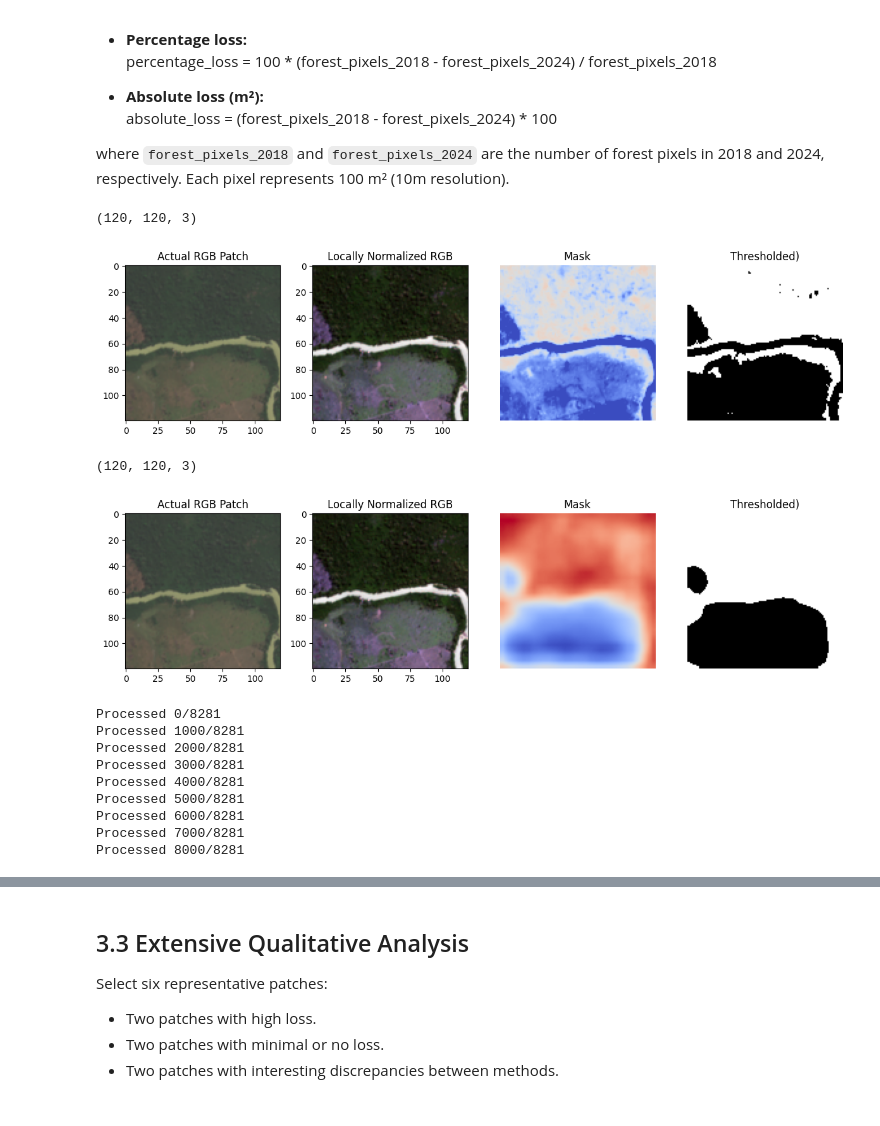
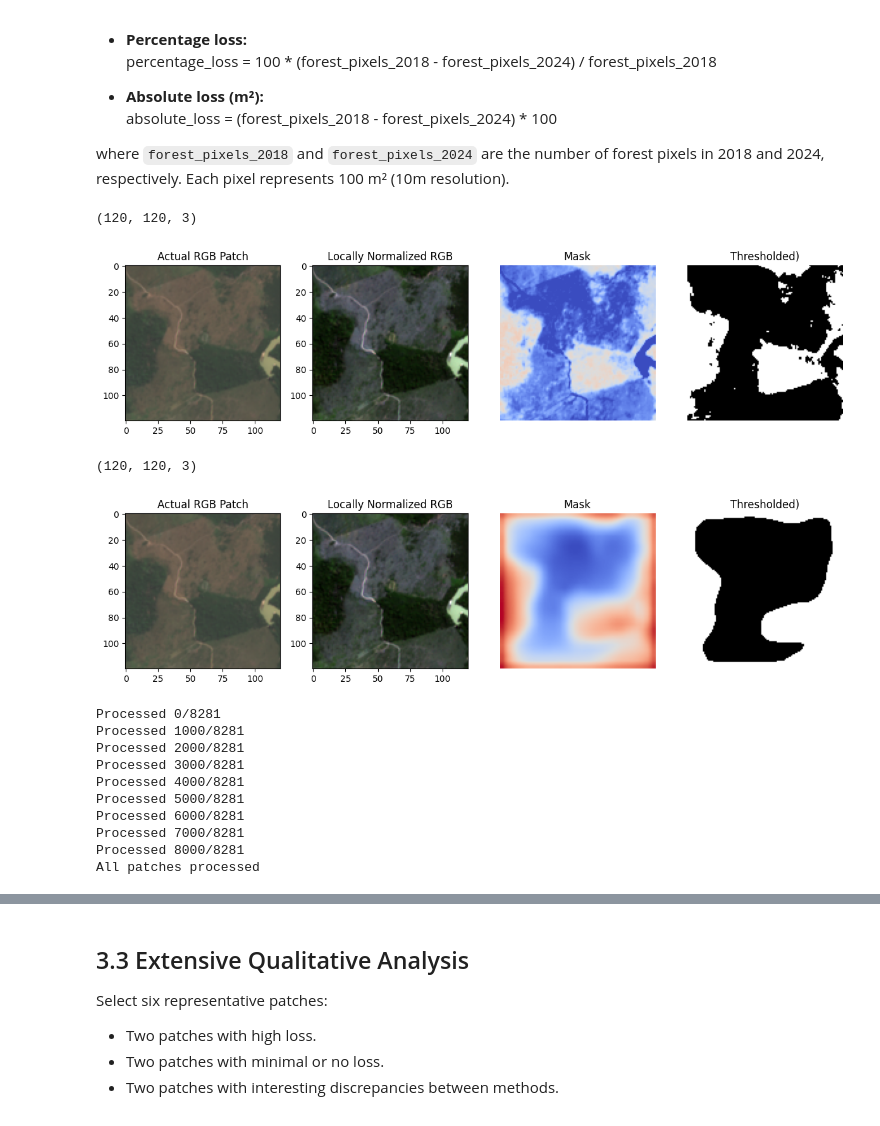
Before and after one commit to aalolexx/copersnicus-deforestation-ml-analysis, a Jupyter notebook: src/ipl4eo_miniproject_2025/Task_3.ipynb, the cells around one changed output, grey strips where cells are left out. Saved outputs shown, nothing was run; the diff lists cells and outputs as text; code cells hidden in the pictures.

```diff
--- a/src/ipl4eo_miniproject_2025/Task_3.ipynb
+++ b/src/ipl4eo_miniproject_2025/Task_3.ipynb
@@ -91,7 +91,7 @@ def upsample_patch(patch, scale_factor=2):
     return zoom(patch, zoom=(scale_factor, scale_factor, 1), order=1)
 
 
-def get_combined_bands(tile_reader, bands, normalize=True):
+def get_combined_bands(tile_reader, bands):
     return np.stack(
         [tile_reader.read_band(band_name) for band_name in bands],
         axis=-1,
@@ -127,7 +127,6 @@ class LazyPatchList:
         if idx < 0 or idx >= self.total:
             raise IndexError("Index out of range")
 
-        # TODO Row and patch false?
         row = idx // self.n_cols
         col = idx % self.n_cols
 
@@ -138,7 +137,7 @@ class LazyPatchList:
         # get the 10m patch
         patch_10m = self.get_patch(self.tile_10m, row, col, self.pw, self.ph)
 
-        # TODO explain maybe?
+        # todo check this whole thing
         b02, b03, b04, b08 = [patch_10m[:, :, i] for i in range(4)]
         b05, b06, b07, b8a, b11, b12 = [patch_20m[:, :, i] for i in range(6)]
         full_bands = np.stack([b02, b03, b04, b08, b05, b06, b07, b8a, b11, b12], axis=-1)
@@ -147,8 +146,8 @@ class LazyPatchList:
 # ------------------
 # Processing tiles
 
-tile_reader_2018 = labUtils.S2TileReader(Path("data/2018/"))
-tile_reader_2024 = labUtils.S2TileReader(Path("data/2024/"))
+tile_reader_2018 = labUtils.S2TileReader(data_path / "2018")
+tile_reader_2024 = labUtils.S2TileReader(data_path / "2024")
 
 # note:
 # I am loading the tiles in two different array first because i later upscale all bands from the 20m tile reader in my lazy tile loader
@@ -298,7 +297,7 @@ def plot_patch_and_maps(patch, map1, map2):
 # ------------------
 # NVDI calculation
 
-def compute_ndvi(patch, binarize=False, threshold=0.25):
+def compute_ndvi(patch, binarize=False, threshold=0.3):
     """
     NIR is band index 3 (B8A_20m)
     RED is band index 1 (B05_20m)
@@ -315,17 +314,17 @@ def compute_ndvi(patch, binarize=False, threshold=0.25):
 # --------------------
 # Show some samples of NVDI for visualization
 
-patch_id = 4409
+patch_id = 4592
 patch_2018 = patches_2018[patch_id]
 plot_patch_and_maps(patch_2018, compute_ndvi(patch_2018), compute_ndvi(patch_2018, binarize=True))
 # %% [output]
 (120, 120, 3)
-[figure, old version]
+[figure, new version]
 # %%
 # --------------------
 # CNN Model Prediction
 
-cnn_model = torch.jit.load(root / "data/fcresnet_ehrenhoefer_v7_skipconnections.pt")
+cnn_model = torch.jit.load(root / "data/fcresnet_ehrenhoefer_v8_skipconnections.pt")
 #cnn_model = torch.jit.load(root / "data/backup_model.pt")
 cnn_model.eval()
 
@@ -336,36 +335,36 @@ def get_cnn_model_prediction(patch, binarize_cerainty=False, threshold=0.5):
 
     with torch.no_grad():
         preds = cnn_model(input)
 
     probs = torch.softmax(preds, dim=1)
     mask_pred = torch.argmax(probs, dim=1)
 
     # note:
     # as mentioned in the previous task, i noticed that the ceratinty score works better for me
     # so i am returning that one here too
     non_forest_scores = preds[0, 0, :, :]
     forest_scores = preds[0, 1, :, :]
     forest_certainty = forest_scores - non_forest_scores
 
     if binarize_cerainty:
         forest_certainty = (forest_certainty - forest_certainty.min()) / (forest_certainty.max() - forest_certainty.min())
         forest_certainty = forest_certainty > threshold
 
     return mask_pred, forest_certainty
 
 # -------------------
-# Also show the re3sults of the CNN Model
-patch_id = 4409
+# Also show the results of the CNN Model
+patch_id = 4592
 patch_2018 = patches_2018[patch_id]
 
 mask_preds, forest_scores = get_cnn_model_prediction(patch_2018)
 normalized_forest_scores = (forest_scores - forest_scores.min()) / (forest_scores.max() - forest_scores.min())
 mask_image = np.transpose(mask_preds, (1, 2, 0))
 
 plot_patch_and_maps(patch_2018, normalized_forest_scores, normalized_forest_scores > 0.5)
 # %% [output]
 (120, 120, 3)
-[figure, old version]
+[figure, new version]
 # %%
 # -------------------------
 # Now the actual analysis for NDVI and CNN on every patch
@@ -375,7 +374,7 @@ forest_masks_cnn_2018 = []
 forest_masks_ndvi_2024 = []
 forest_masks_cnn_2024 = []
 
-ndvi_threshold = 0.25
+ndvi_threshold = 0.3
 cnn_threshold = 0.5
 
 assert len(patches_2018) == len(patches_2024)
@@ -407,6 +406,7 @@ Processed 5000/8281
 Processed 6000/8281
 Processed 7000/8281
 Processed 8000/8281
+All patches processed
 # %%
 def compute_forest_loss(masks_2018, masks_2024):
     forest_pixels_2018 = sum(mask.sum() for mask in masks_2018)
```
Also changed, not shown: parts of 5 cells of this notebook, 2 other files.
